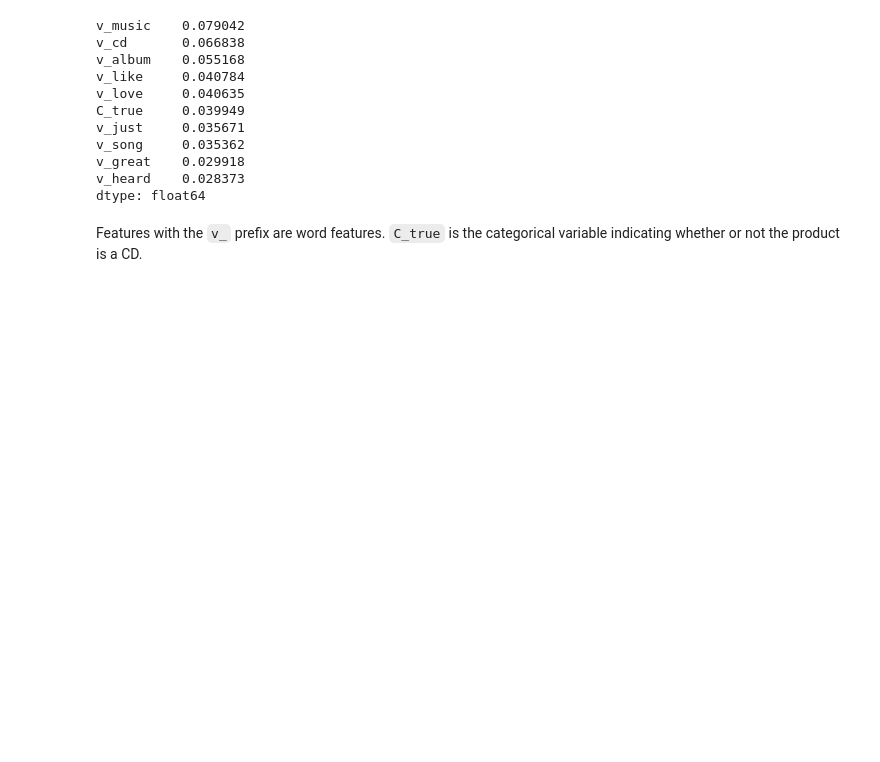
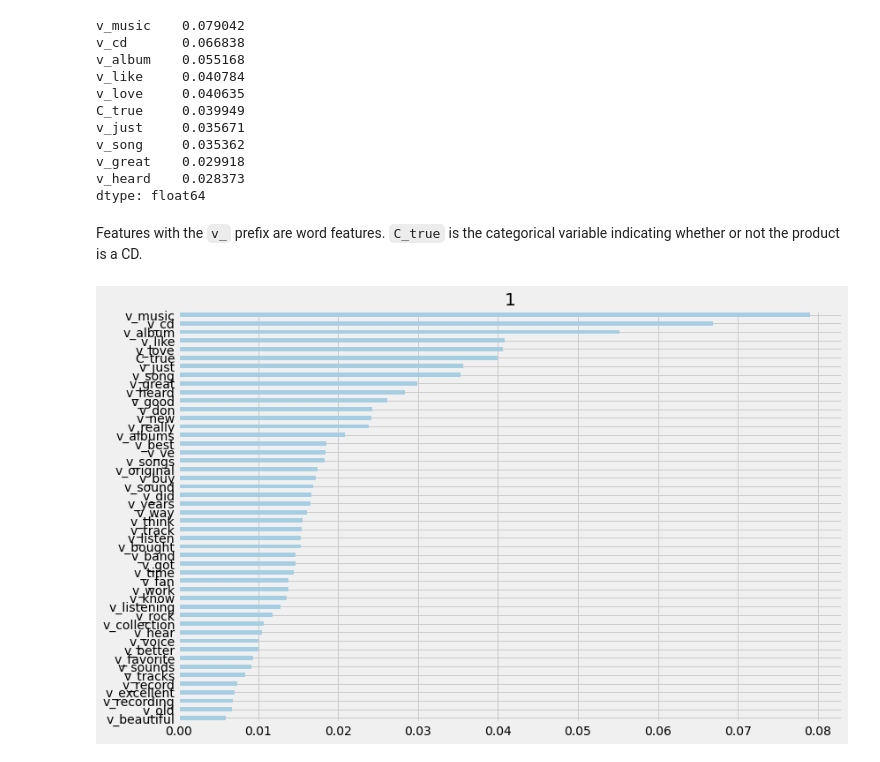
Before and after one commit to amaiya/causalnlp, a Jupyter notebook: nbs/index.ipynb, the cells around one changed output. Drawn from its saved outputs; the diff is of its cells as text; code cells hidden in the pictures; blank space fills up the shorter version.

```diff
--- a/nbs/index.ipynb
+++ b/nbs/index.ipynb
@@ -71,3 +71,7 @@ v_heard    0.028373
 dtype: float64
 # %% [markdown]
 Features with the `v_` prefix are word features. `C_true` is the categorical variable indicating whether or not the product is a CD.
+# %%
+cm.interpret(plot=True)
+# %% [output]
+[figure, added]
```
Also changed, not shown: parts of 1 cell of this notebook, 2 other files.
